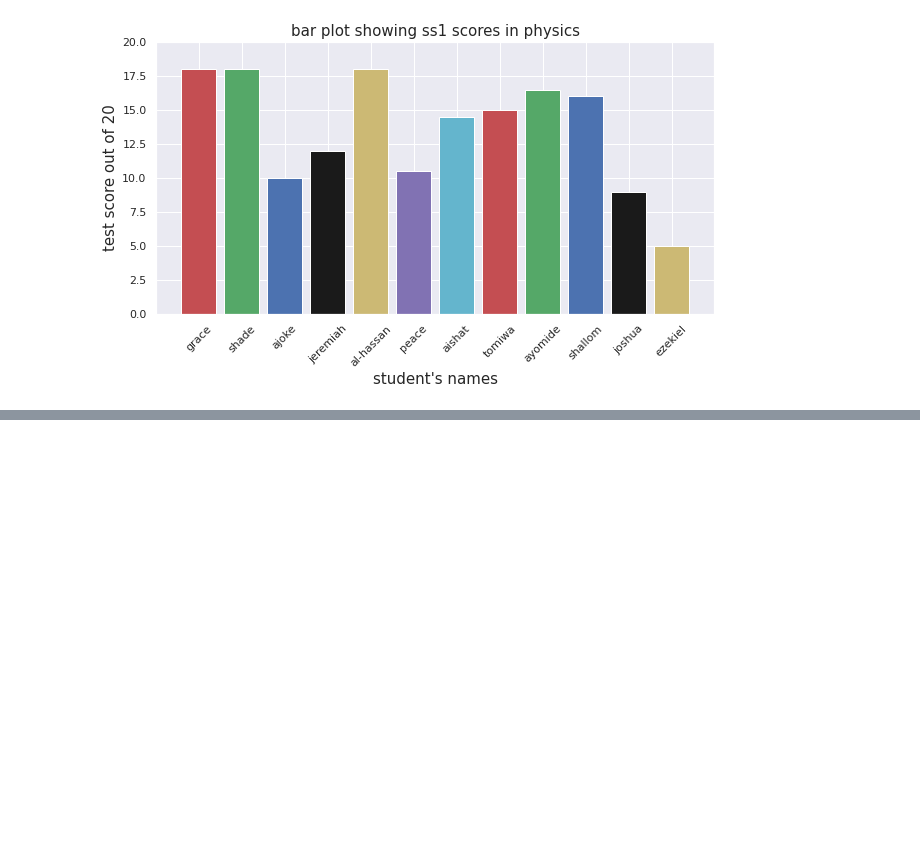
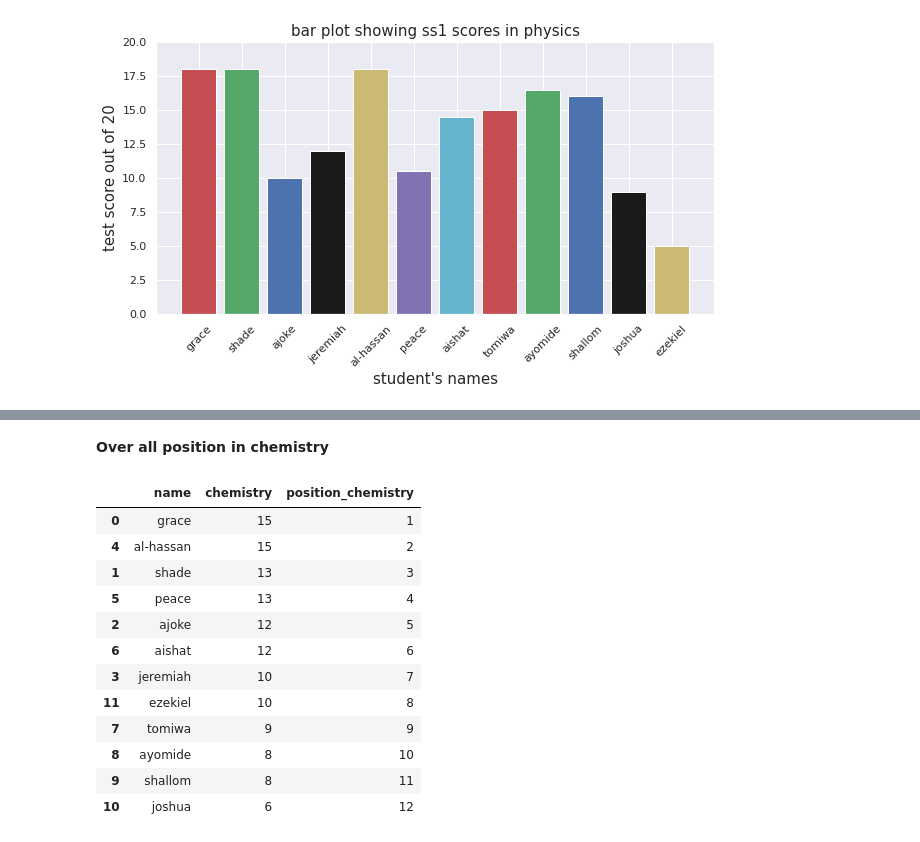
Before and after one commit to ayosamobitade/Senior-Secondary-School-Student-2ndTest-Score-Analysis, a Jupyter notebook: SS2_student_Data_Analyzed.ipynb, the cells around one changed output, grey strips where cells are left out. Drawn from its saved outputs; the diff is of its cells as text; code cells hidden in the pictures; blank space fills up the shorter version.

```diff
--- a/SS2_student_Data_Analyzed.ipynb
+++ b/SS2_student_Data_Analyzed.ipynb
@@ -211,0 +231,21 @@ plt.show();
+# %% [markdown]
+**Over all position in chemistry**
+# %%
+position_chemistry = dataset1[["name","chemistry"]].sort_values(by = "chemistry", ascending = False)
+position = np.arange(1,len(dataset1)+1)
+position_chemistry["position_chemistry"] = position
+position_chemistry
+# %% [output]
+|  | name | chemistry | position_chemistry |
+| 0 | grace | 15 | 1 |
+| 4 | al-hassan | 15 | 2 |
+| 1 | shade | 13 | 3 |
+| 5 | peace | 13 | 4 |
+| 2 | ajoke | 12 | 5 |
+| 6 | aishat | 12 | 6 |
+| 3 | jeremiah | 10 | 7 |
+| 11 | ezekiel | 10 | 8 |
+| 7 | tomiwa | 9 | 9 |
+| 8 | ayomide | 8 | 10 |
+| 9 | shallom | 8 | 11 |
+| 10 | joshua | 6 | 12 |
```
Also changed, not shown: parts of 8 cells of this notebook.
